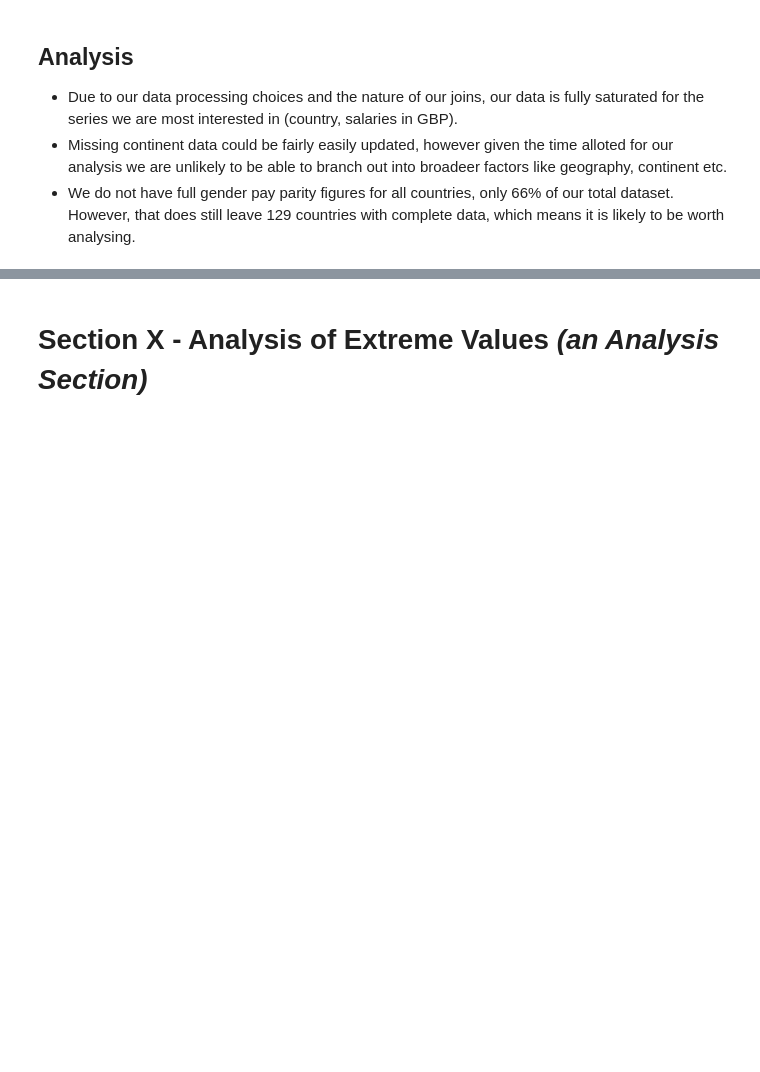
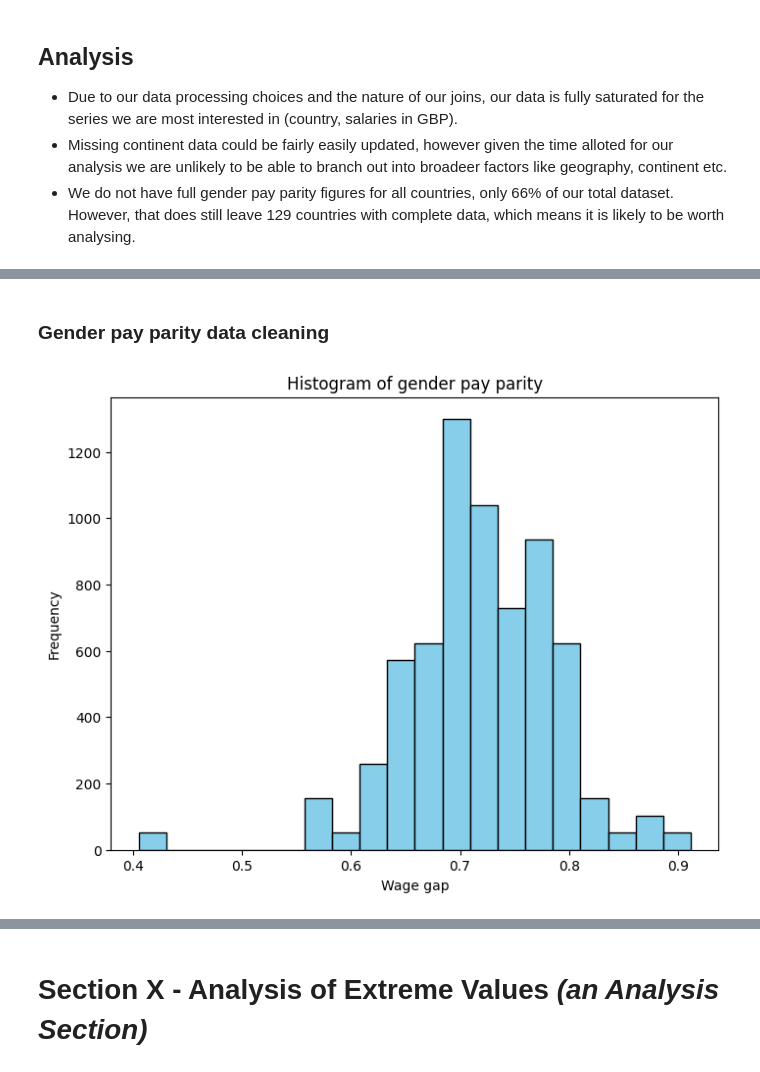
Before and after one commit to Tatiana-Ngamba/The-GitGirls-Collective-group-7, a Jupyter notebook: GLOBAL IT SALARY ANALYSIS - Notebook Part 2 (Data Analysis).ipynb, the cells around one changed output, grey strips where cells are left out. Drawn from its saved outputs; the diff is of its cells as text; code cells hidden in the pictures; blank space fills up the shorter version.

```diff
--- a/GLOBAL IT SALARY ANALYSIS - Notebook Part 2 (Data Analysis).ipynb
+++ b/GLOBAL IT SALARY ANALYSIS - Notebook Part 2 (Data Analysis).ipynb
@@ -382,0 +574,11 @@ print(f"There are {missing_gender_pay} countries without gender pay parity figur
+# %% [markdown]
+### Gender pay parity data cleaning
+# %%
+plt.figure(figsize=(8, 6))
+plt.hist(SQL_all_df['gender_Pay'], bins=20, color='skyblue', edgecolor='black')
+plt.title('Histogram of gender pay parity')
+plt.xlabel('Wage gap')
+plt.ylabel('Frequency')
+plt.show()
+# %% [output]
+[figure, added]
```
Also changed, not shown: parts of 37 cells of this notebook.
